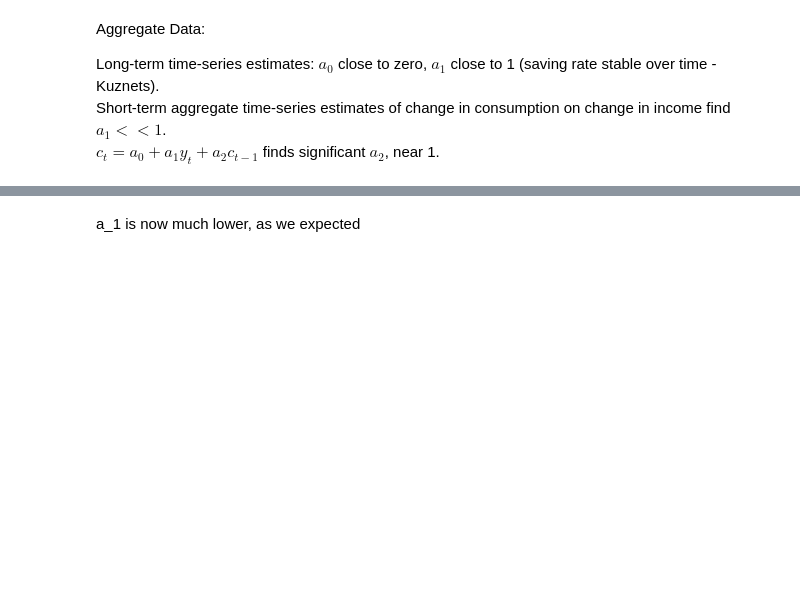
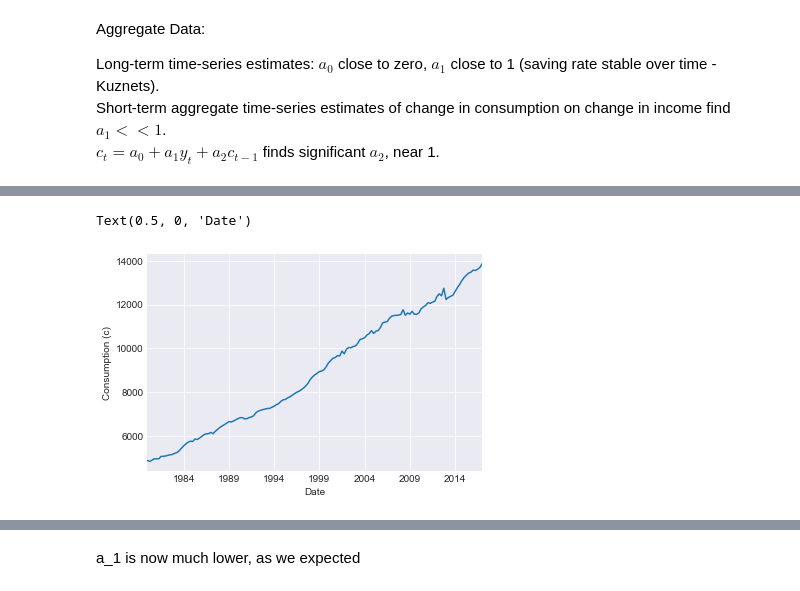
Before and after one commit to llorracc/Jupyter, a Jupyter notebook: notebooks/KeynesFriedmanModigliani.ipynb, the cells around one changed output, grey strips where cells are left out. Drawn from its saved outputs; the diff is of its cells as text; code cells hidden in the pictures; blank space fills up the shorter version.

Commit message:
Added plot showing C is non-stationary.

```diff
--- a/notebooks/KeynesFriedmanModigliani.ipynb
+++ b/notebooks/KeynesFriedmanModigliani.ipynb
@@ -122 +129,9 @@ print('a_1 is ' +  str(slope))
+# %%
+# However, the data is non-stationary and this drives the previous result.
+df.DPIC96.plot()
+plt.ylabel('Consumption (c)')
+plt.xlabel('Date')
+# %% [output]
+Text(0.5, 0, 'Date')
+[figure, added]
 # %%
```
Also changed, not shown: parts of 11 cells of this notebook, 2 other files.
